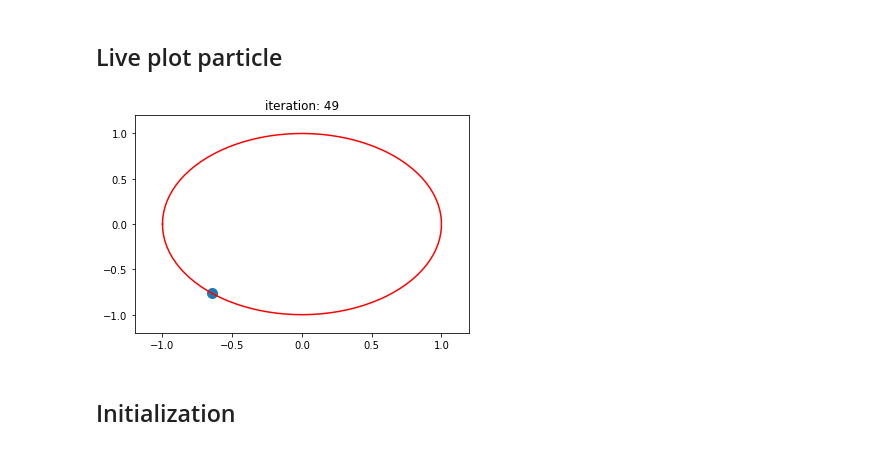
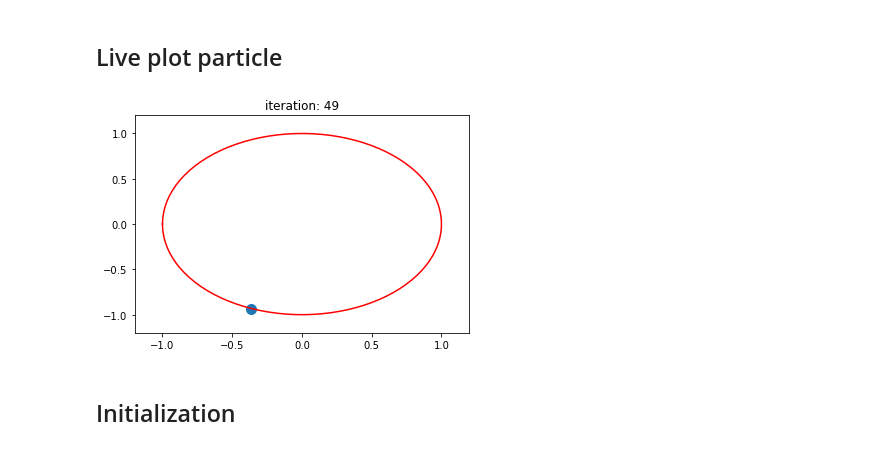
Before and after one commit to JopNiessen/SoftActorCritic, a Jupyter notebook: SoftActorCritic_for_orbiting_particle.ipynb, the cells around one changed output. Saved outputs shown, nothing was run; the diff lists cells and outputs as text; code cells hidden in the pictures.

```diff
--- a/SoftActorCritic_for_orbiting_particle.ipynb
+++ b/SoftActorCritic_for_orbiting_particle.ipynb
@@ -64,15 +128,15 @@ def anim_plot(X, Y, title=None, filename='Orbitting_particle'):
     anim.save(f'{filename}.mp4', writer=writervideo)
     plt.close()
 # %%
-env = Spherical_SDI()
+env = Orbital_SDI()
 #env.state = jnp.array([0, 0])
 
 control = -1
 for it in range(50):
     observation, reward, done, _ = env.step(control)
     x, y, w =  observation
     plot(x, y, it)
 # %% [output]
-[figure, old version]
+[figure, new version]
 # %% [markdown]
 ## Initialization
```
Also changed, not shown: parts of 12 cells of this notebook, 8 other files.
